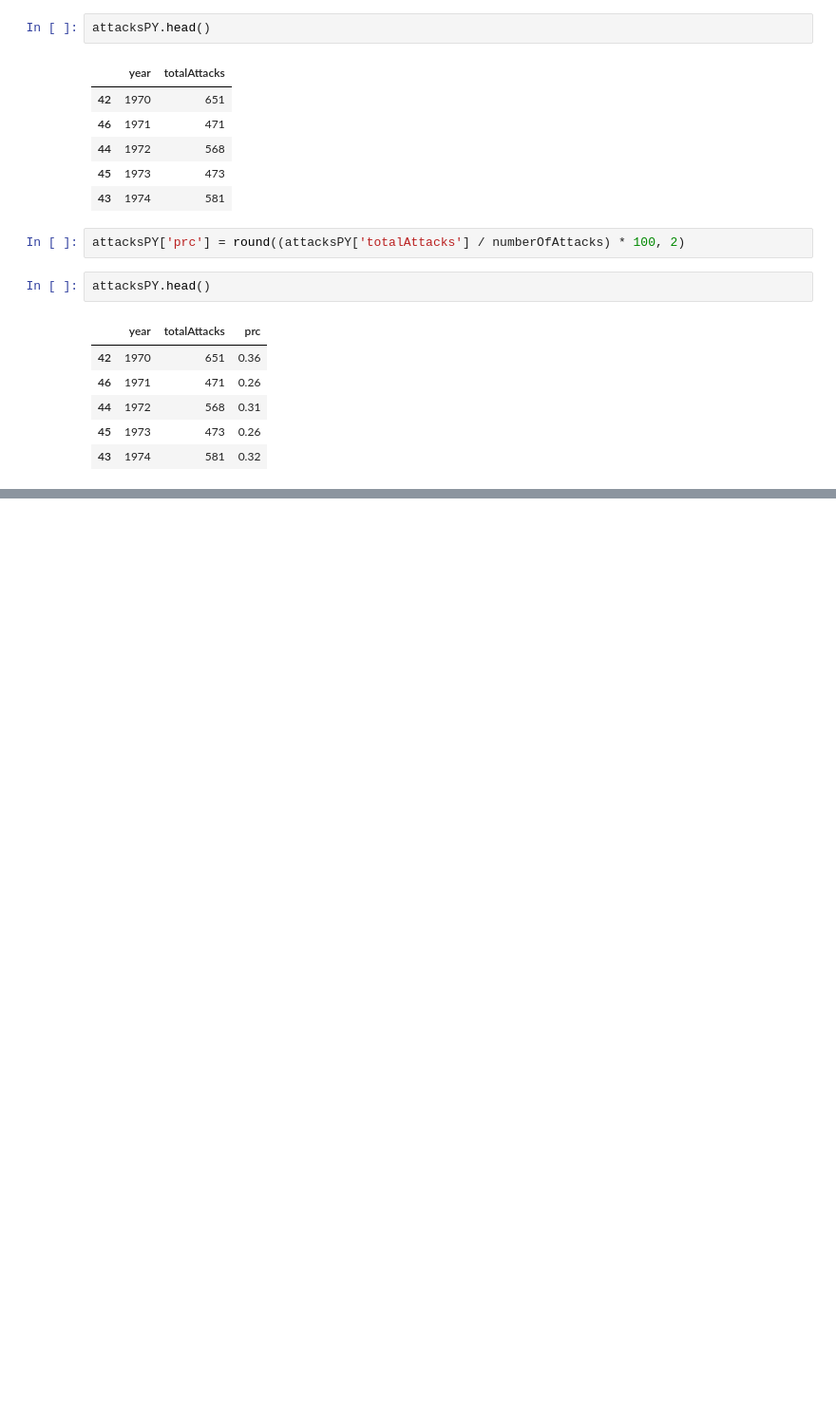
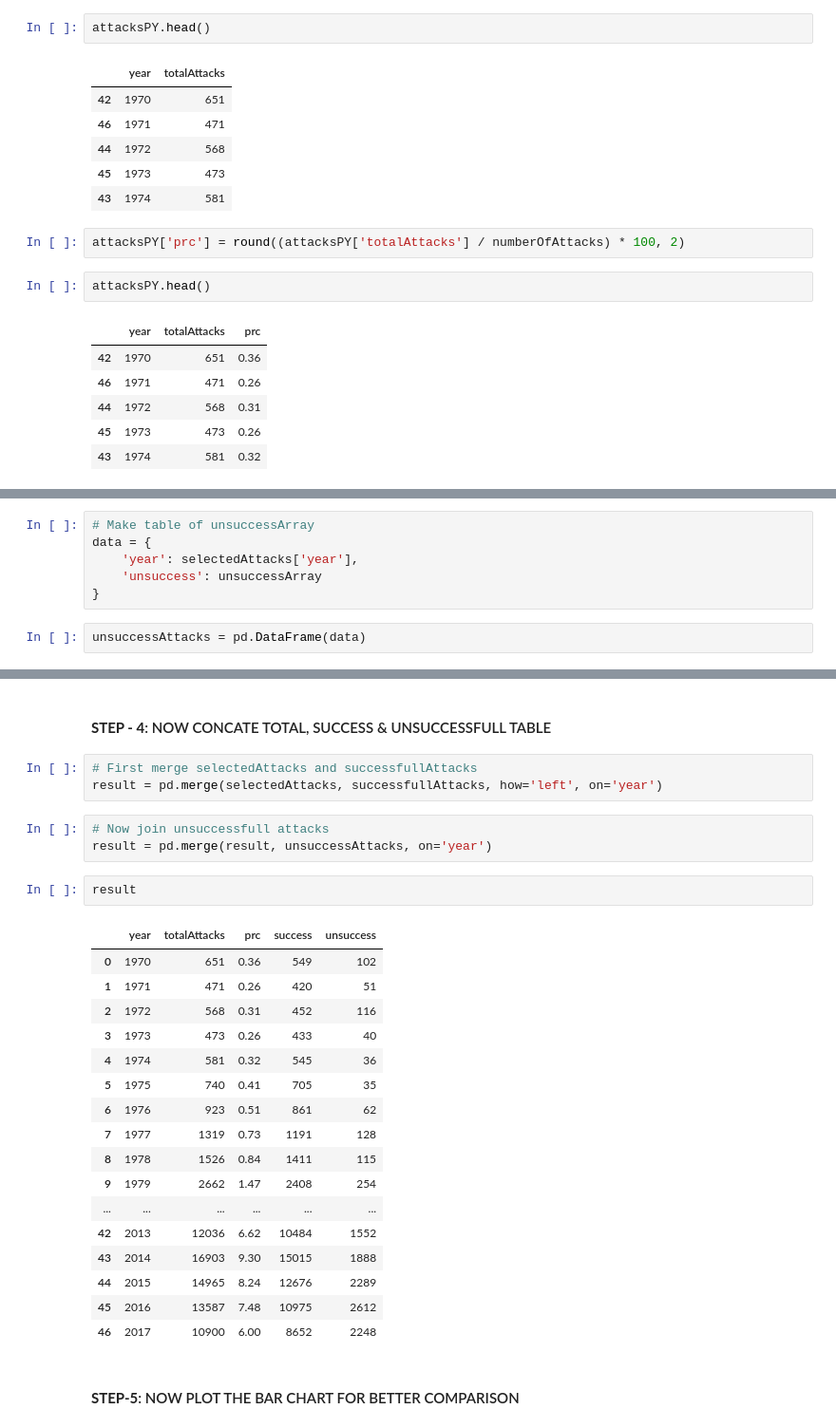
Before and after one commit to NEEL5252/Global-Data-Analysis, a Jupyter notebook: Analyzing_of_the_global_terrorism_dataset.ipynb, the cells around one changed output, grey strips where cells are left out. Shown at 95% size. Drawn from its saved outputs; the diff is of its cells as text; blank space fills up the shorter version.

Commit message:
PROBLEM: 3 The number of successful and unsuccessful assaults.

```diff
--- a/Analyzing_of_the_global_terrorism_dataset.ipynb
+++ b/Analyzing_of_the_global_terrorism_dataset.ipynb
@@ -349,0 +431,8 @@ fig.show()
+# %%
+# Make table of unsuccessArray
+data = {
+    'year': selectedAttacks['year'],
+    'unsuccess': unsuccessArray
+}
+# %%
+unsuccessAttacks = pd.DataFrame(data)
@@ -349,0 +459,30 @@ fig.show()
+# %% [markdown]
+#### **STEP - 4**: NOW CONCATE TOTAL, SUCCESS & UNSUCCESSFULL TABLE
+# %%
+# First merge selectedAttacks and successfullAttacks
+result = pd.merge(selectedAttacks, successfullAttacks, how='left', on='year')
+# %%
+# Now join unsuccessfull attacks
+result = pd.merge(result, unsuccessAttacks, on='year')
+# %%
+result
+# %% [output]
+|  | year | totalAttacks | prc | success | unsuccess |
+| 0 | 1970 | 651 | 0.36 | 549 | 102 |
+| 1 | 1971 | 471 | 0.26 | 420 | 51 |
+| 2 | 1972 | 568 | 0.31 | 452 | 116 |
+| 3 | 1973 | 473 | 0.26 | 433 | 40 |
+| 4 | 1974 | 581 | 0.32 | 545 | 36 |
+| 5 | 1975 | 740 | 0.41 | 705 | 35 |
+| 6 | 1976 | 923 | 0.51 | 861 | 62 |
+| 7 | 1977 | 1319 | 0.73 | 1191 | 128 |
+| 8 | 1978 | 1526 | 0.84 | 1411 | 115 |
+| 9 | 1979 | 2662 | 1.47 | 2408 | 254 |
+| ... | ... | ... | ... | ... | ... |
+| 42 | 2013 | 12036 | 6.62 | 10484 | 1552 |
+| 43 | 2014 | 16903 | 9.30 | 15015 | 1888 |
+| 44 | 2015 | 14965 | 8.24 | 12676 | 2289 |
+| 45 | 2016 | 13587 | 7.48 | 10975 | 2612 |
+| 46 | 2017 | 10900 | 6.00 | 8652 | 2248 |
+# %% [markdown]
+#### **STEP-5**: NOW PLOT THE BAR CHART FOR BETTER COMPARISON
```
Also changed, not shown: parts of 19 cells of this notebook.
